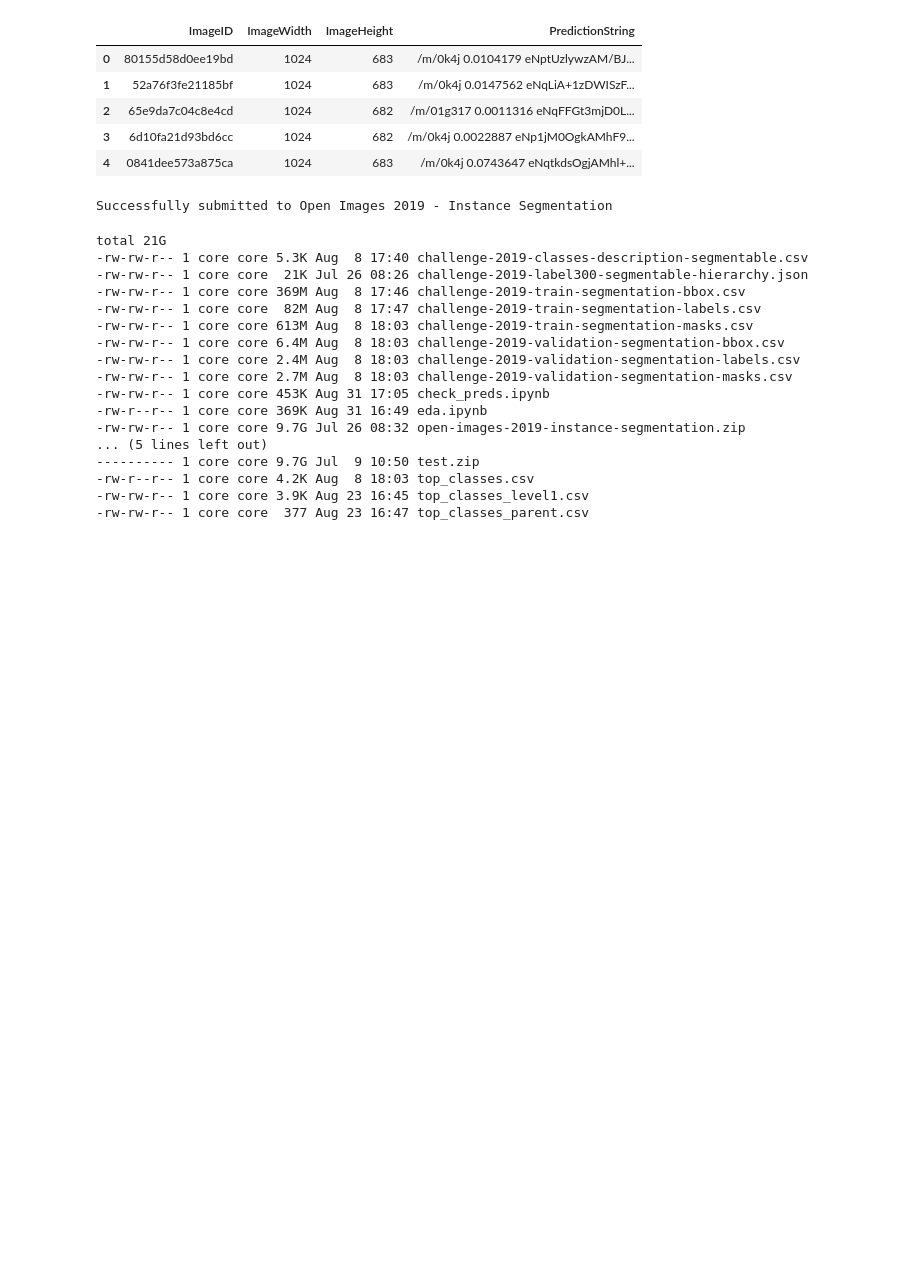
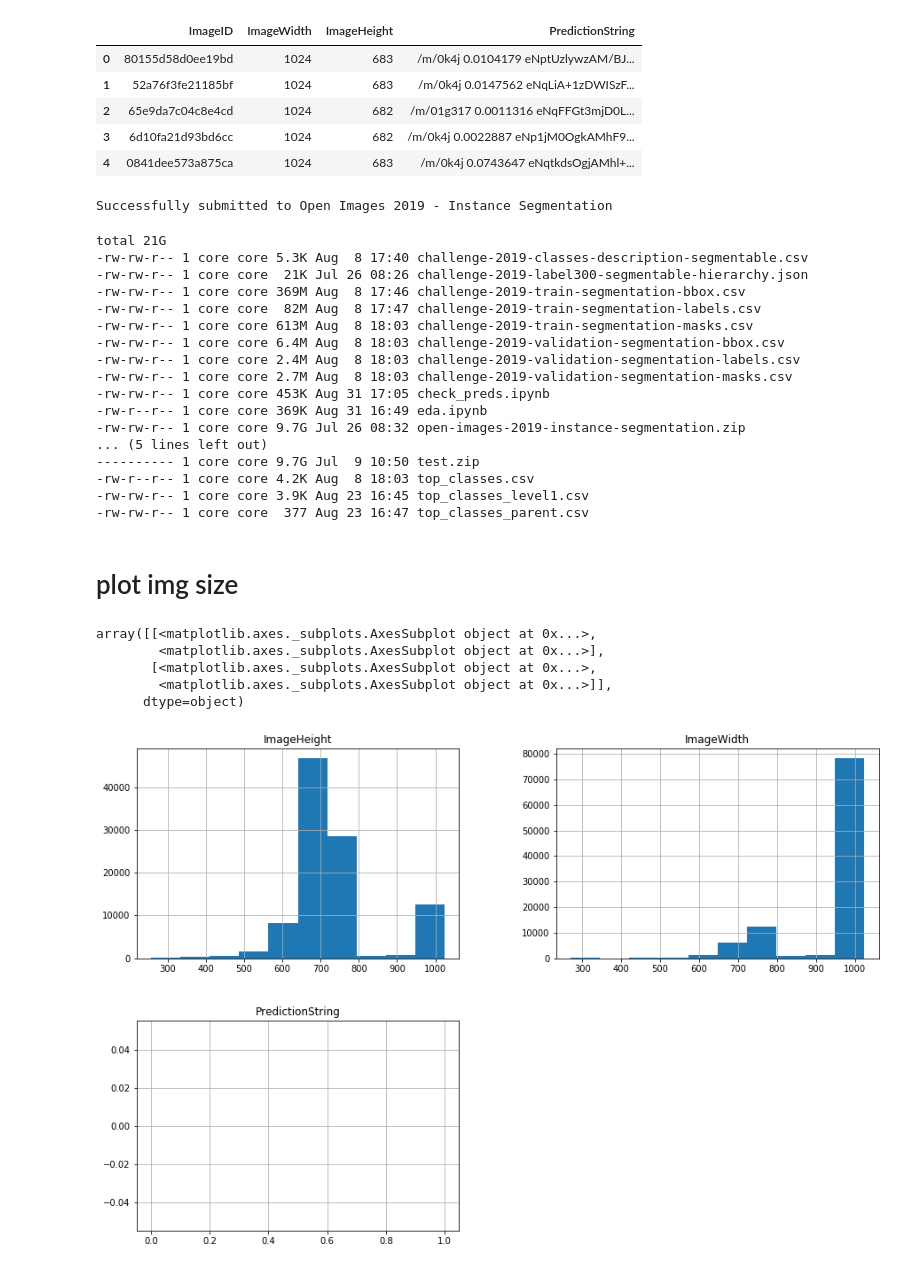
Before and after one commit to chicm/open-images-seg, a Jupyter notebook: notebooks/check_preds-parent.ipynb, the cells around one changed output. Saved outputs shown, nothing was run; the diff lists cells and outputs as text; code cells hidden in the pictures; blank space fills up the shorter version.

```diff
--- a/notebooks/check_preds-parent.ipynb
+++ b/notebooks/check_preds-parent.ipynb
@@ -15,10 +15,10 @@ import numpy as np
 from tqdm import tqdm
 import glob
 import pickle
-IMG_DIR = '/home/chicm_dev/data/open-images/train/imgs'
-TEST_IMG_DIR = '/home/chicm_dev/data/open-images/test'
-MASK_DIR = '/home/chicm_dev/data/open-images/masks/train'
-DATA_DIR = '/home/chicm_dev/data/open-images/segmentation'
+IMG_DIR = '/home/chec/data/open-images/train/imgs'
+TEST_IMG_DIR = '/home/chec/data/open-images/test'
+MASK_DIR = '/home/chec/data/open-images/masks/train'
+DATA_DIR = '/home/chec/data/open-images/segmentation'
 # %%
 !ls $DATA_DIR
 # %% [output]
@@ -433,3 +435,14 @@ total 21G
 -rw-r--r-- 1 core core 4.2K Aug  8 18:03 top_classes.csv
 -rw-rw-r-- 1 core core 3.9K Aug 23 16:45 top_classes_level1.csv
 -rw-rw-r-- 1 core core  377 Aug 23 16:47 top_classes_parent.csv
+# %% [markdown]
+# plot img size
+# %%
+df_test.hist(figsize=(15,10))
+# %% [output]
+array([[<matplotlib.axes._subplots.AxesSubplot object at 0x...>,
+        <matplotlib.axes._subplots.AxesSubplot object at 0x...>],
+       [<matplotlib.axes._subplots.AxesSubplot object at 0x...>,
+        <matplotlib.axes._subplots.AxesSubplot object at 0x...>]],
+      dtype=object)
+[figure, added]
```
Also changed, not shown: parts of 11 cells of this notebook.
